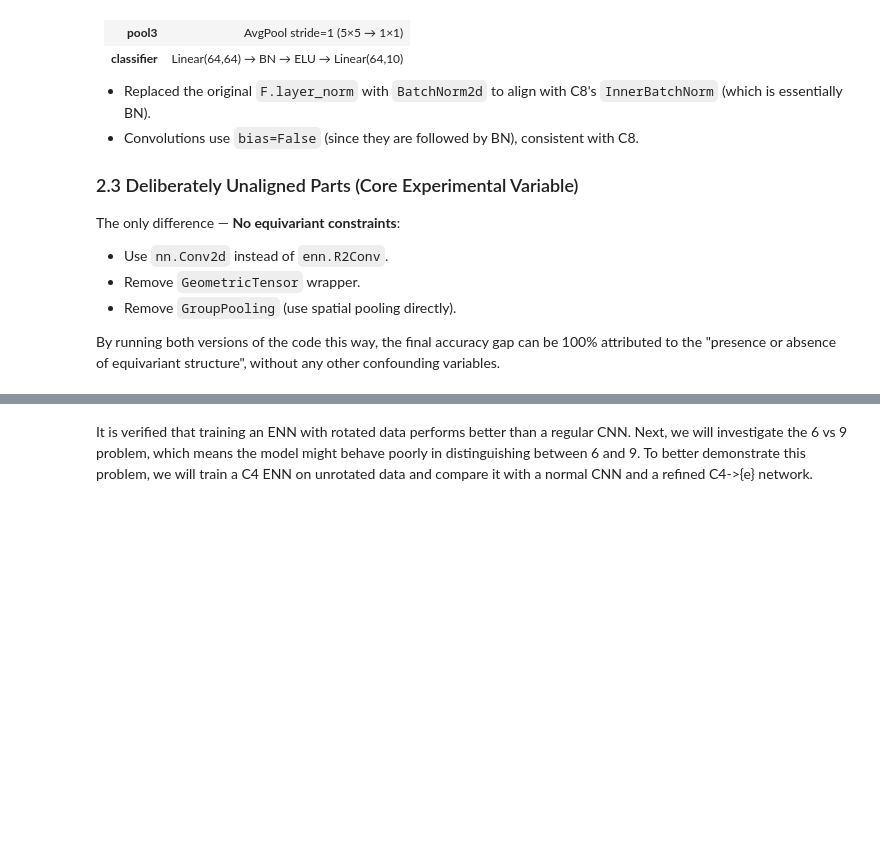
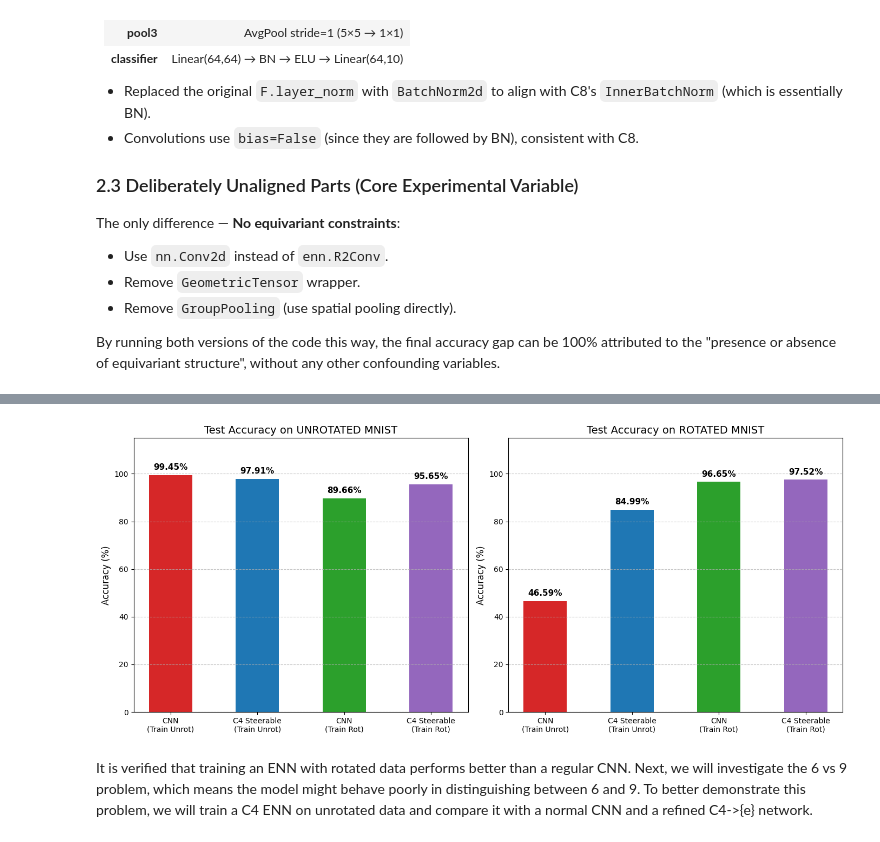
Before and after one commit to ajanekukler-droid/e2cnn, a Jupyter notebook: ML4PA_project_files2027_YUZHOU/ENN_baseline_adapted_and_69problem (1).ipynb, the cells around one changed output, grey strips where cells are left out. Saved outputs shown, nothing was run; the diff lists cells and outputs as text; code cells hidden in the pictures; blank space fills up the shorter version.

Commit message:
Refined the codes
refined the codes and added the comparison betweeen rot, unrot CNN, ENN as instructed by advisor.

```diff
--- a/ML4PA_project_files2027_YUZHOU/ENN_baseline_adapted_and_69problem (1).ipynb
+++ b/ML4PA_project_files2027_YUZHOU/ENN_baseline_adapted_and_69problem (1).ipynb
@@ -348,19 +299,11 @@ Checkpoint saved to models/baseline_cnn_no_rotation.pth
 # (assumes Cell 1 has been run)
 
 import torch
-from torchvision.transforms import Resize, RandomRotation, InterpolationMode
+from torchvision.datasets import MNIST
+from torch.utils.data import DataLoader
 
-# Rotation augmentation transform -- this is the truly "new" part of Cell 2
-resize_up = Resize(87)
-resize_dn = Resize(29)
-train_transform_rot = Compose([
-    pad, resize_up,
-    RandomRotation(180, interpolation=InterpolationMode.BILINEAR, expand=False),
-    resize_dn, totensor,
-])
-
-# Swap training set to Larochelle rotated MNIST + the augmentation above
-mnist_train_rot  = MnistRotDataset(mode="train", transform=train_transform_rot)
+# Swap training set to standard MNIST + the rotation augmentation
+mnist_train_rot  = MNIST(root="./data", train=True, download=True, transform=transform_rot)
 train_loader_rot = DataLoader(mnist_train_rot, batch_size=BATCH_SIZE,
                               shuffle=True, num_workers=2, pin_memory=(device.type == 'cuda'))
 
@@ -611,0 +564,63 @@ Evaluating Cell 2 model on rotated test set for plot...
+# %%
+import matplotlib.pyplot as plt
+import torch
+
+print("\nEvaluating all 4 models on both Unrotated and Rotated test sets...")
+
+def get_acc(m, loader):
+    m.eval()
+    correct = total = 0
+    with torch.no_grad():
+        for x, t in loader:
+            x, t = x.to(device), t.to(device)
+            pred = m(x).argmax(dim=1)
+            correct += (pred == t).sum().item()
+            total += t.size(0)
+    return 100.0 * correct / total
+
+# Evaluate Model 1: CNN (Train Unrot)
+acc_cnn_unrot_up = get_acc(model, test_loader_upright)
+acc_cnn_unrot_rot = get_acc(model, test_loader_rotated)
+
+# Evaluate Model 2: CNN (Train Rot)
+acc_cnn_rot_up = get_acc(model_rot, test_loader_upright)
+acc_cnn_rot_rot = get_acc(model_rot, test_loader_rotated)
+
+# Evaluate Model 3: C4 Steerable CNN (Train Rot)
+acc_c4_rot_up = get_acc(model_c4, test_loader_upright)
+acc_c4_rot_rot = get_acc(model_c4, test_loader_rotated)
+
+# Evaluate Model 4: C4 Steerable CNN (Train Unrot)
+acc_c4_unrot_up = get_acc(model_c4_unrot, test_loader_upright)
+acc_c4_unrot_rot = get_acc(model_c4_unrot, test_loader_rotated)
+
+models_labels = ['CNN\n(Train Unrot)', 'C4 Steerable\n(Train Unrot)', 'CNN\n(Train Rot)', 'C4 Steerable\n(Train Rot)']
+accs_up = [acc_cnn_unrot_up, acc_c4_unrot_up, acc_cnn_rot_up, acc_c4_rot_up]
+accs_rot = [acc_cnn_unrot_rot, acc_c4_unrot_rot, acc_cnn_rot_rot, acc_c4_rot_rot]
+
+fig, (ax1, ax2) = plt.subplots(1, 2, figsize=(14, 6))
+colors = ['#d62728', '#1f77b4', '#2ca02c', '#9467bd']
+
+# Subplot 1: Unrotated
+bars1 = ax1.bar(models_labels, accs_up, color=colors, width=0.5)
+ax1.set_title('Test Accuracy on UNROTATED MNIST', fontsize=14)
+ax1.set_ylabel('Accuracy (%)', fontsize=12)
+ax1.set_ylim(0, 115)
+ax1.grid(axis='y', linestyle='--', alpha=0.7)
+for bar in bars1:
+    yval = bar.get_height()
+    ax1.text(bar.get_x() + bar.get_width()/2, yval + 1.5, f'{yval:.2f}%', ha='center', va='bottom', fontweight='bold', fontsize=11)
+
+# Subplot 2: Rotated
+bars2 = ax2.bar(models_labels, accs_rot, color=colors, width=0.5)
+ax2.set_title('Test Accuracy on ROTATED MNIST', fontsize=14)
+ax2.set_ylabel('Accuracy (%)', fontsize=12)
+ax2.set_ylim(0, 115)
+ax2.grid(axis='y', linestyle='--', alpha=0.7)
+for bar in bars2:
+    yval = bar.get_height()
+    ax2.text(bar.get_x() + bar.get_width()/2, yval + 1.5, f'{yval:.2f}%', ha='center', va='bottom', fontweight='bold', fontsize=11)
+
+plt.tight_layout()
+plt.show()
+# %% [output]
@@ -612,3 +628,4 @@ Evaluating Cell 2 model on rotated test set for plot...
+[figure, added]
 # %% [markdown]
 It is verified that training an ENN with rotated data performs better than a regular CNN. Next, we will investigate the 6 vs 9 problem, which means the model might behave poorly in distinguishing between 6 and 9. To better demonstrate this problem, we will train a C4 ENN on unrotated data and compare it with a normal CNN and a refined C4->{e} network.
 # %%
```
Also changed, not shown: parts of 10 cells of this notebook.
